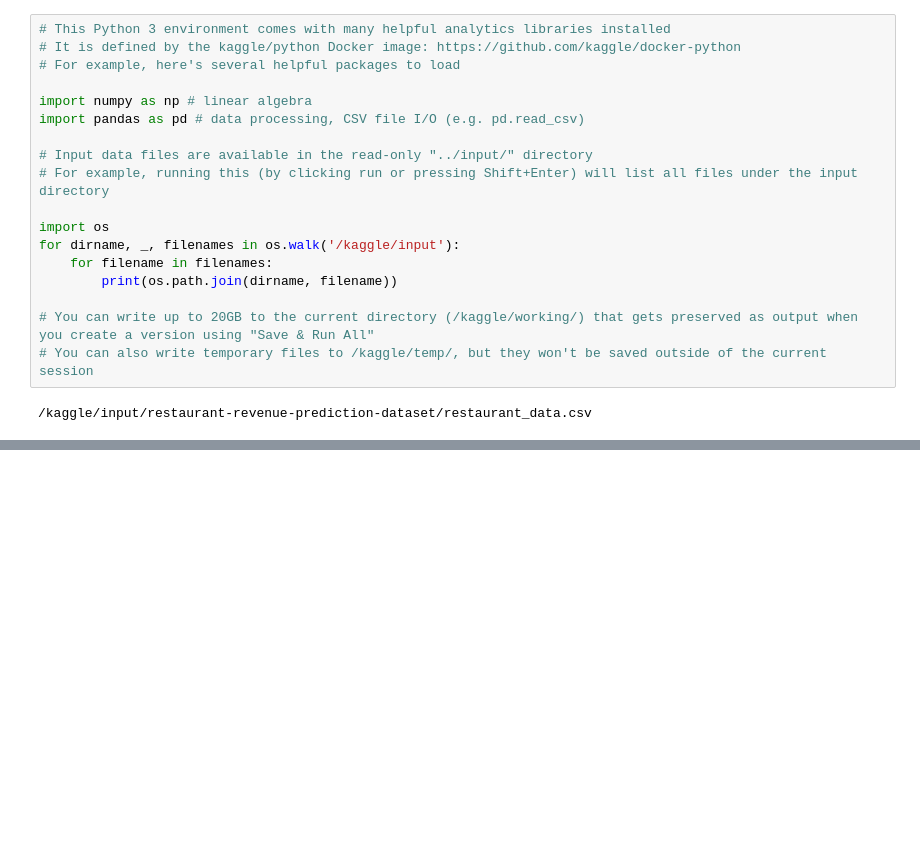
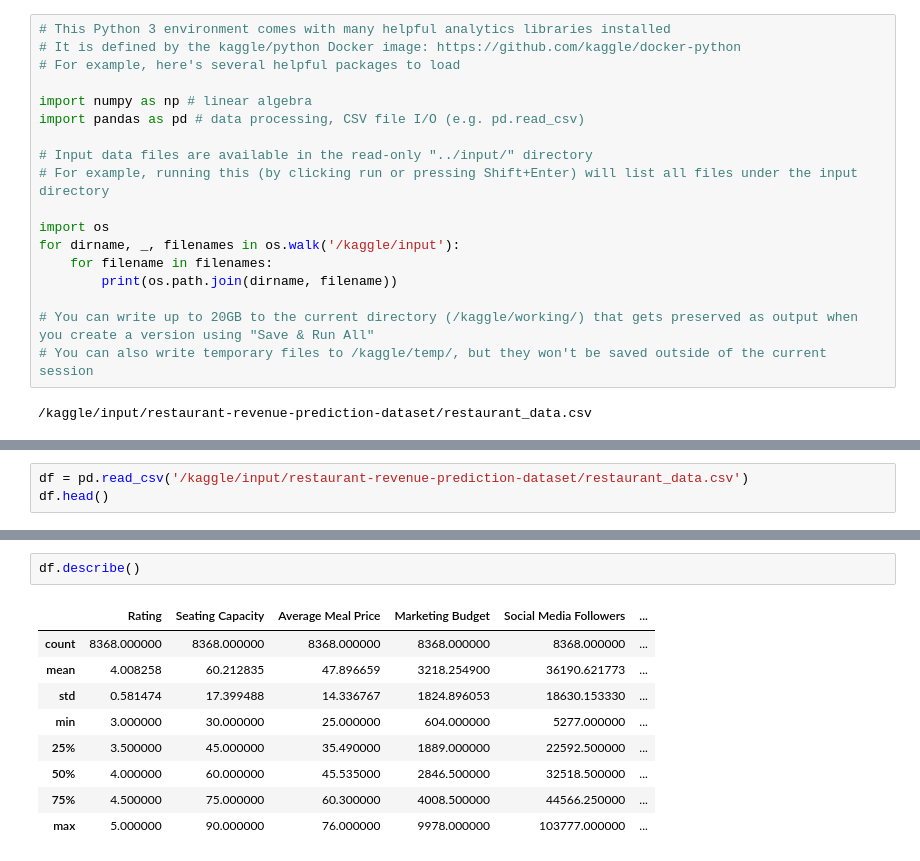
Before and after one commit to amol-jaybhaye/Restaurant-Revenue-Prediction, a Jupyter notebook: RestaurantRevenuePrediction.ipynb, the cells around one changed output, grey strips where cells are left out. Saved outputs shown, nothing was run; the diff lists cells and outputs as text; blank space fills up the shorter version.

Commit message:
Kaggle Notebook | Restaurant Revenue Prediction | Version 1

```diff
--- a/RestaurantRevenuePrediction.ipynb
+++ b/RestaurantRevenuePrediction.ipynb
@@ -20,0 +29,3 @@ for dirname, _, filenames in os.walk('/kaggle/input'):
+# %%
+df = pd.read_csv('/kaggle/input/restaurant-revenue-prediction-dataset/restaurant_data.csv')
+df.head()
@@ -20,0 +85,12 @@ for dirname, _, filenames in os.walk('/kaggle/input'):
+# %%
+df.describe()
+# %% [output]
+|  | Rating | Seating Capacity | Average Meal Price | Marketing Budget | Social Media Followers | ... |
+| count | 8368.000000 | 8368.000000 | 8368.000000 | 8368.000000 | 8368.000000 | ... |
+| mean | 4.008258 | 60.212835 | 47.896659 | 3218.254900 | 36190.621773 | ... |
+| std | 0.581474 | 17.399488 | 14.336767 | 1824.896053 | 18630.153330 | ... |
+| min | 3.000000 | 30.000000 | 25.000000 | 604.000000 | 5277.000000 | ... |
+| 25% | 3.500000 | 45.000000 | 35.490000 | 1889.000000 | 22592.500000 | ... |
+| 50% | 4.000000 | 60.000000 | 45.535000 | 2846.500000 | 32518.500000 | ... |
+| 75% | 4.500000 | 75.000000 | 60.300000 | 4008.500000 | 44566.250000 | ... |
+| max | 5.000000 | 90.000000 | 76.000000 | 9978.000000 | 103777.000000 | ... |
```
Also changed, not shown: parts of 25 cells of this notebook.
